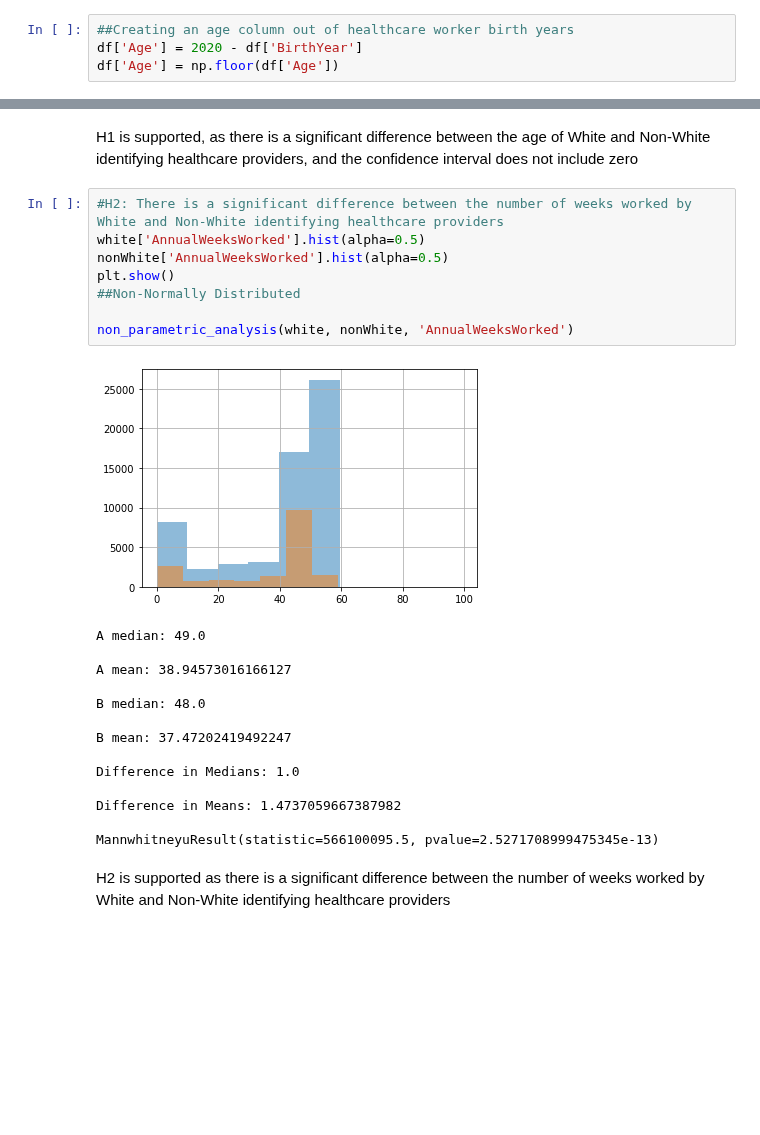
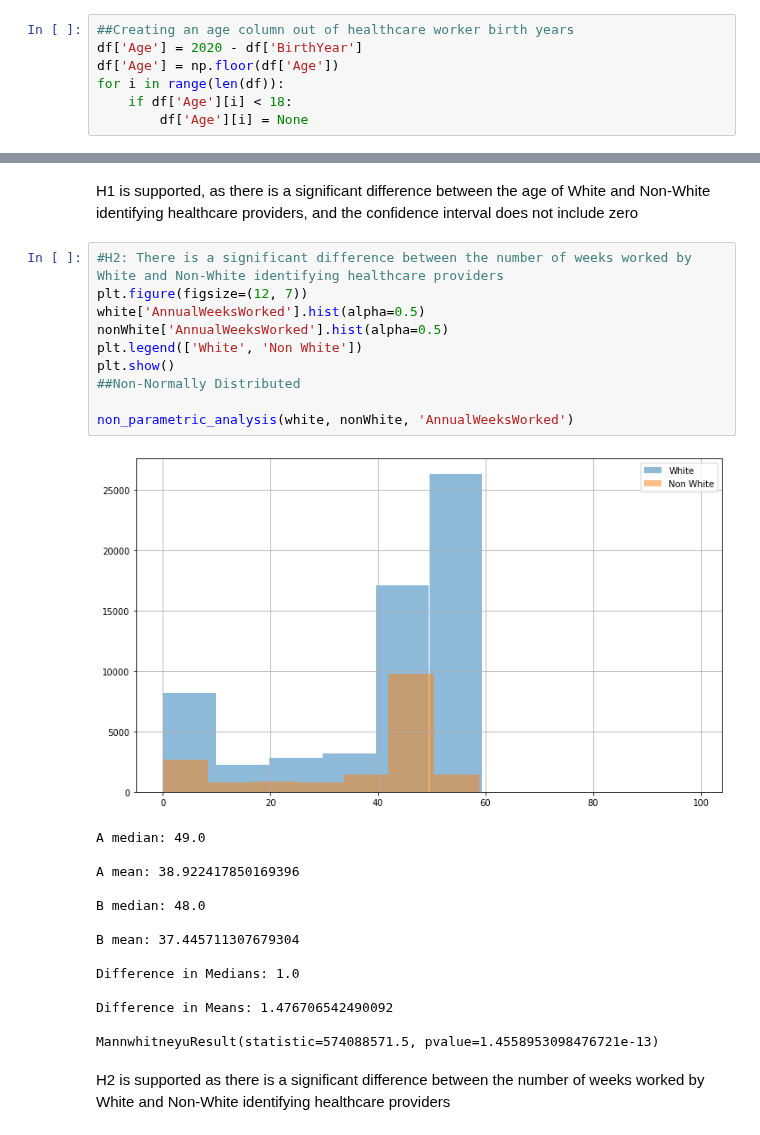
Before and after one commit to luminarian/thinkful-capstone-1, a Jupyter notebook: capstone.ipynb, the cells around one changed output, grey strips where cells are left out. Drawn from its saved outputs; the diff is of its cells as text; blank space fills up the shorter version.

```diff
--- a/capstone.ipynb
+++ b/capstone.ipynb
@@ -23,6 +23,9 @@ import statsmodels.api
 ##Creating an age column out of healthcare worker birth years
 df['Age'] = 2020 - df['BirthYear']
 df['Age'] = np.floor(df['Age'])
+for i in range(len(df)):
+    if df['Age'][i] < 18:
+        df['Age'][i] = None
 # %%
 ##Identifying different racial and ethnic groups
 print(df.Race.unique())
@@ -191,27 +224,29 @@ Lower Confidence Interval: 2.7069148710563784
 H1 is supported, as there is a significant difference between the age of White and Non-White identifying healthcare providers, and the confidence interval does not include zero
 # %%
 #H2: There is a significant difference between the number of weeks worked by White and Non-White identifying healthcare providers
+plt.figure(figsize=(12, 7))
 white['AnnualWeeksWorked'].hist(alpha=0.5)
 nonWhite['AnnualWeeksWorked'].hist(alpha=0.5)
+plt.legend(['White', 'Non White'])
 plt.show()
 ##Non-Normally Distributed
 
 non_parametric_analysis(white, nonWhite, 'AnnualWeeksWorked')
 # %% [output]
-[figure, old version]
+[figure, new version]
 A median: 49.0
 
-A mean: 38.94573016166127
+A mean: 38.922417850169396
 
 B median: 48.0
 
-B mean: 37.47202419492247
+B mean: 37.445711307679304
 
 Difference in Medians: 1.0
 
-Difference in Means: 1.4737059667387982
+Difference in Means: 1.476706542490092
 
-MannwhitneyuResult(statistic=566100095.5, pvalue=2.5271708999475345e-13)
+MannwhitneyuResult(statistic=574088571.5, pvalue=1.4558953098476721e-13)
 # %% [markdown]
 H2 is supported as there is a significant difference between the number of weeks worked by White and Non-White identifying healthcare providers
 # %%
```
Also changed, not shown: parts of 12 cells of this notebook, 7 other files.
